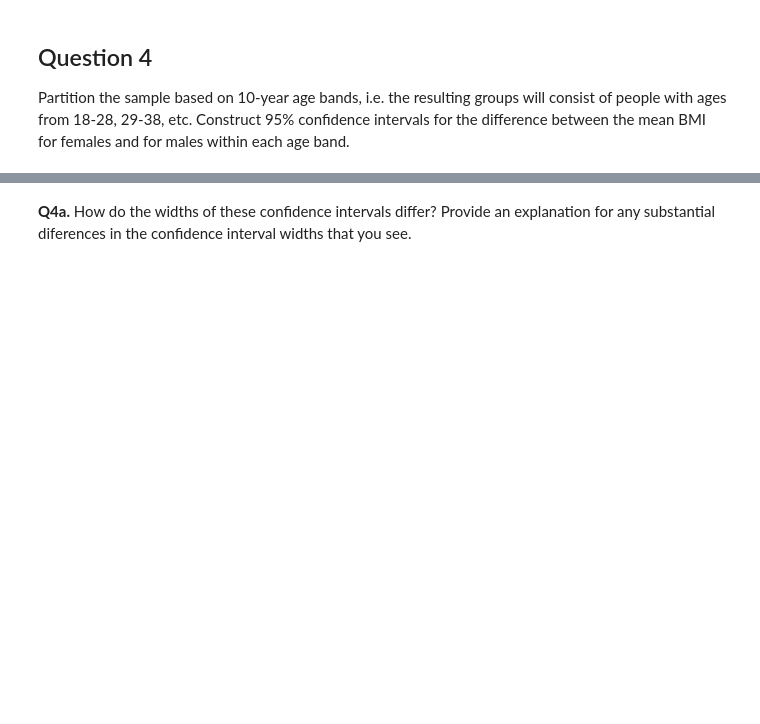
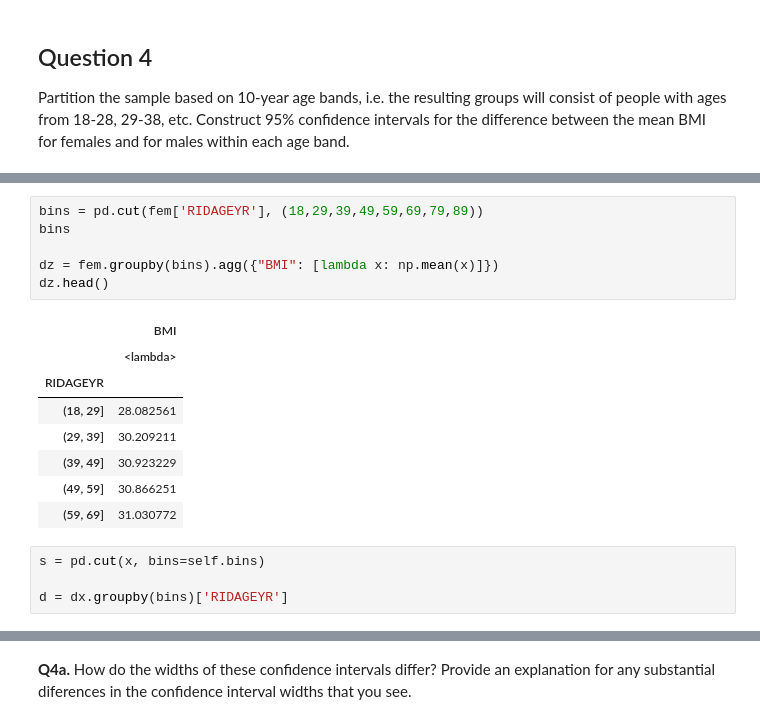
Before and after one commit to AnaValiente/akademy_student_code, a Jupyter notebook: 01_math_statistics/05-Accelerated Statistics/Accelerated statistics/Accelerated statistics/exercises/confidence_intervals_practice.ipynb, the cells around one changed output, grey strips where cells are left out. Saved outputs shown, nothing was run; the diff lists cells and outputs as text; blank space fills up the shorter version.

```diff
--- a/01_math_statistics/05-Accelerated Statistics/Accelerated statistics/Accelerated statistics/exercises/confidence_intervals_practice.ipynb
+++ b/01_math_statistics/05-Accelerated Statistics/Accelerated statistics/Accelerated statistics/exercises/confidence_intervals_practice.ipynb
@@ -304 +319,20 @@ d
+# %%
+bins = pd.cut(fem['RIDAGEYR'], (18,29,39,49,59,69,79,89))
+bins
+
+dz = fem.groupby(bins).agg({"BMI": [lambda x: np.mean(x)]})
+dz.head()
+# %% [output]
+|  | BMI |
+|  | <lambda> |
+| RIDAGEYR |  |
+| (18, 29] | 28.082561 |
+| (29, 39] | 30.209211 |
+| (39, 49] | 30.923229 |
+| (49, 59] | 30.866251 |
+| (59, 69] | 31.030772 |
+# %%
+s = pd.cut(x, bins=self.bins)
+
+d = dx.groupby(bins)['RIDAGEYR']
 # %%
```
Also changed, not shown: parts of 7 cells of this notebook.
